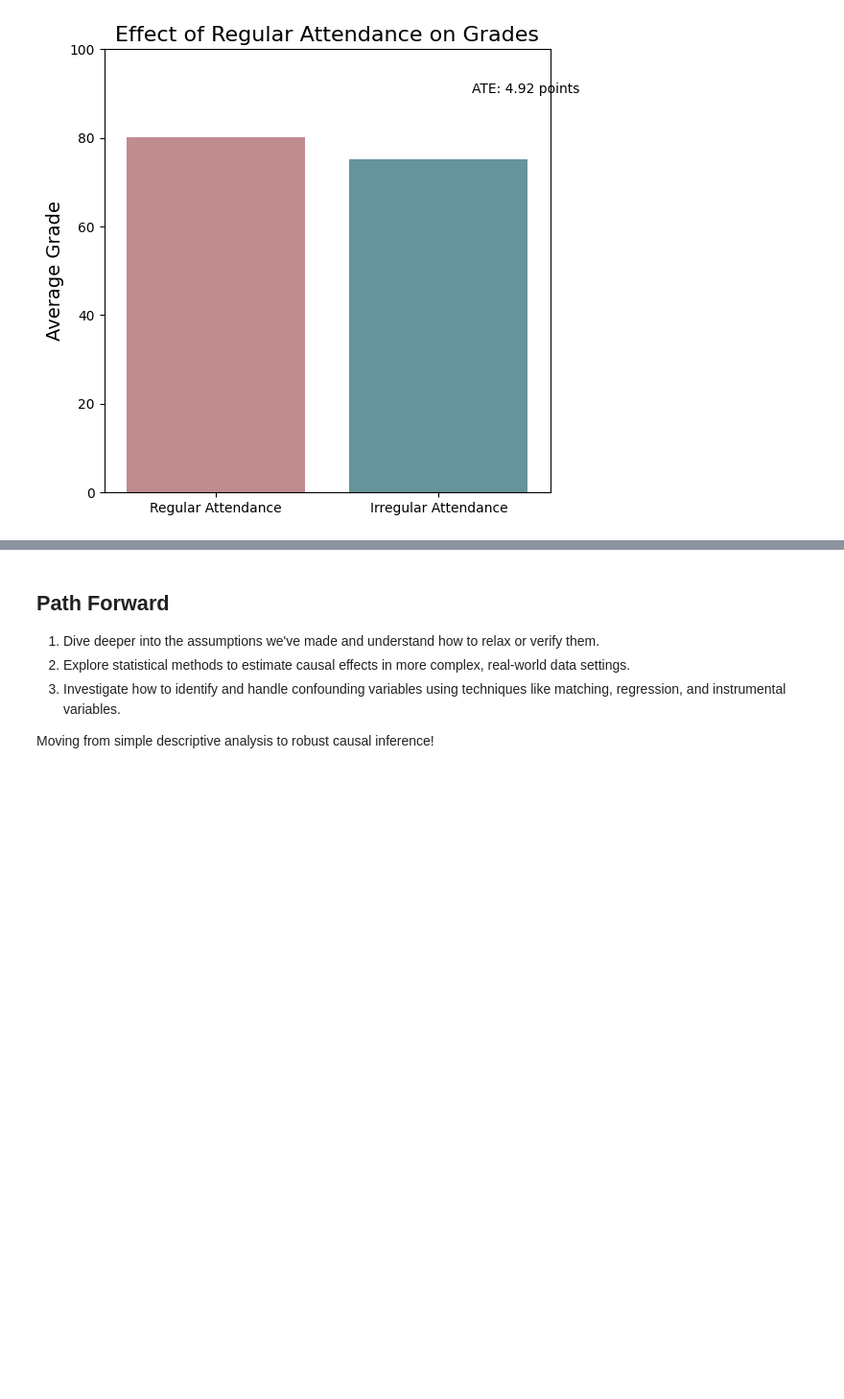
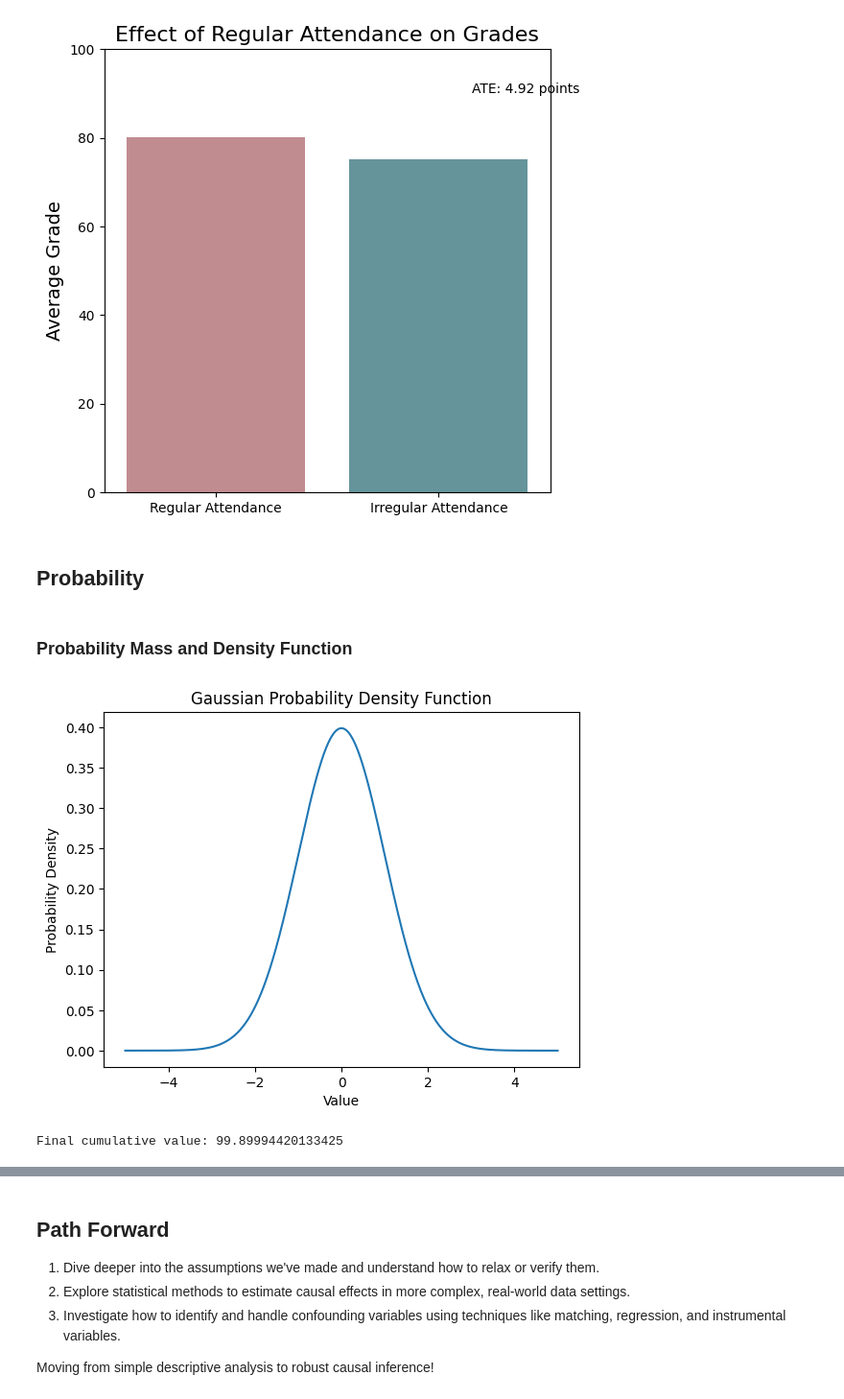
Before and after one commit to zzczdhc/DS-UA_201-Causal-Inference-Fall-2025, a Jupyter notebook: labs/1-Introduction.ipynb, the cells around one changed output, grey strips where cells are left out. Shown at 96% size. Cells and saved outputs as stored; diff of their text form; code cells hidden in the pictures; blank space fills up the shorter version.

```diff
--- a/labs/1-Introduction.ipynb
+++ b/labs/1-Introduction.ipynb
@@ -207,3 +207,40 @@ plt.annotate(
 # %% [output]
 Text(1.15, 90.1519846698679, 'ATE: 4.92 points')
 [figure]
+# %% [markdown]
+## Probability
+# %% [markdown]
+### Probability Mass and Density Function
+# %%
+def pmf_die(x):
+    """
+    Probability Mass Function
+    for a fair six-sided die.
+    """
+    if x in [1, 2, 3, 4, 5, 6]:
+        return 1/6
+    else:
+        return 0
+
+def pdf_gaussian(x, mu, sigma):
+    """Probability Density Function
+    for a Gaussian distribution.
+    """
+    return np.exp(-0.5 * ((x - mu) / sigma) ** 2) / (sigma * np.sqrt(2 * np.pi))
+# %%
+x = np.linspace(-5, 5, 1000)
+y = pdf_gaussian(x, 0, 1)
+plt.plot(x, y)
+plt.title('Gaussian Probability Density Function')
+plt.xlabel('Value')
+plt.ylabel('Probability Density')
+plt.show()
+x = np.linspace(-5, 5, 1000)
+# %% [output]
+[figure, added]
+# %%
+y = pdf_gaussian(x, 0, 1)
+y = np.cumsum(y, axis=0)
+print(f"Final cumulative value: {y[-1]}")
+# %% [output]
+Final cumulative value: 99.89994420133425
```
Also changed, not shown: parts of 5 cells of this notebook.
